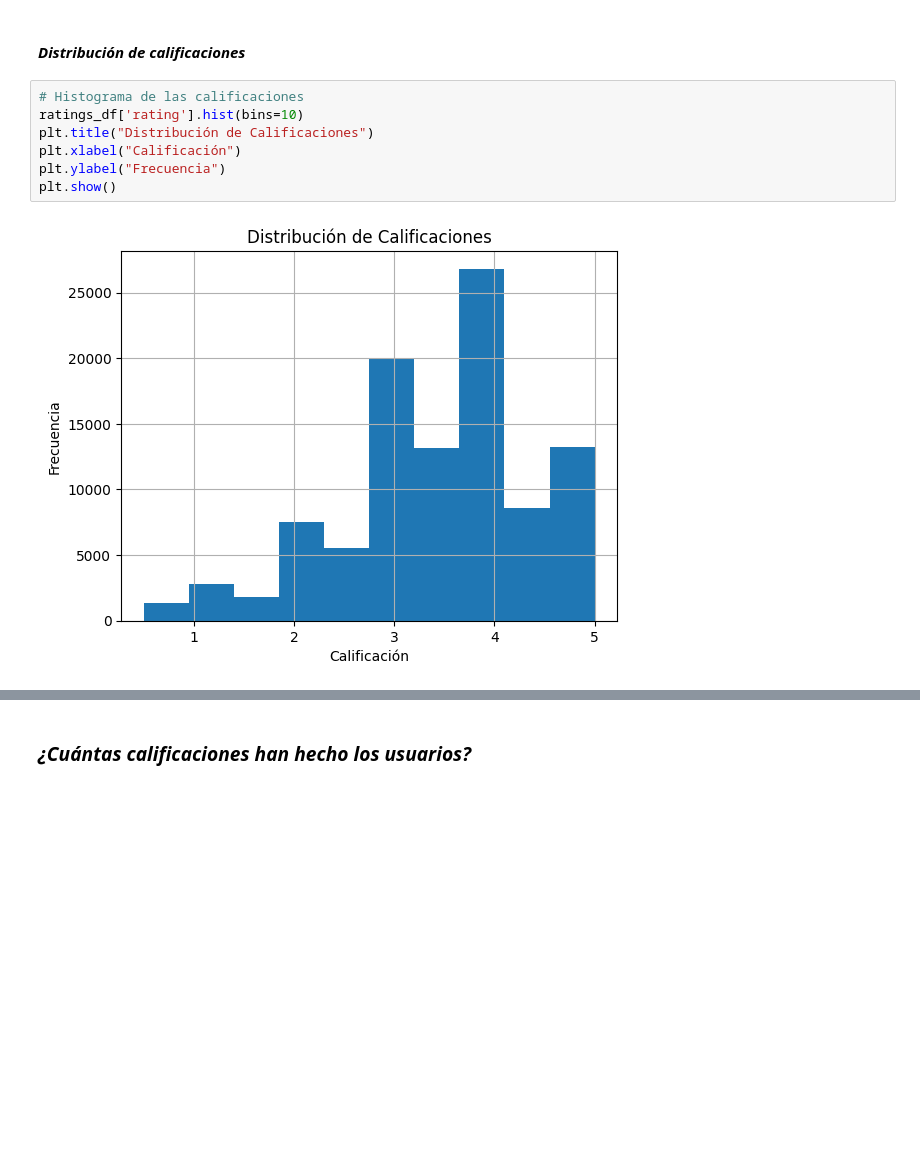
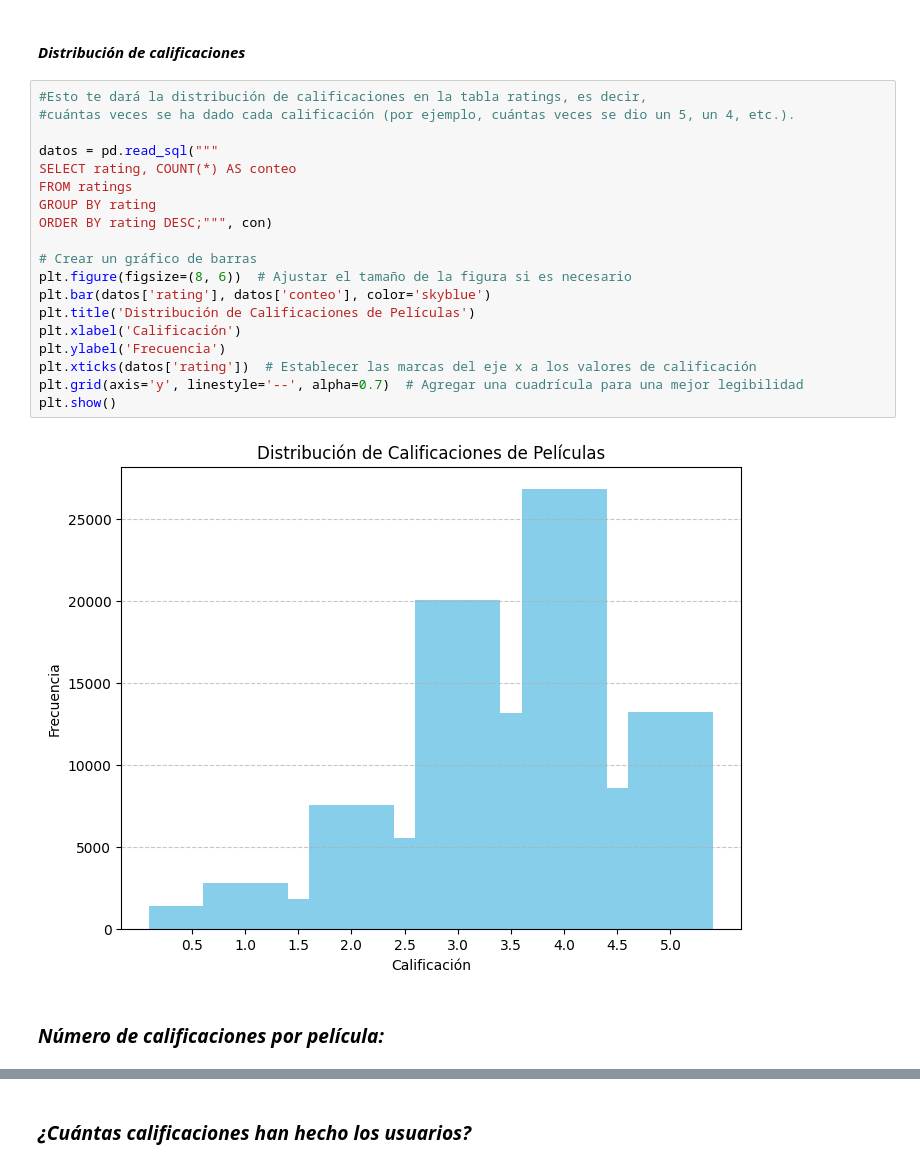
Before and after one commit to yackelineql/MarketingprojectG8, a Jupyter notebook: b_exploracion_limpieza.ipynb, the cells around one changed output, grey strips where cells are left out. Saved outputs shown, nothing was run; the diff lists cells and outputs as text; blank space fills up the shorter version.

```diff
--- a/b_exploracion_limpieza.ipynb
+++ b/b_exploracion_limpieza.ipynb
@@ -238,12 +238,26 @@ dtype: int64
 ### *Análisis de distribuciones y actividad de usuarios*
 # %% [markdown]
 #### *Distribución de calificaciones*
-# %%
-# Histograma de las calificaciones
-ratings_df['rating'].hist(bins=10)
-plt.title("Distribución de Calificaciones")
-plt.xlabel("Calificación")
-plt.ylabel("Frecuencia")
-plt.show()
-# %% [output]
-[figure, removed]
+# %%
+#Esto te dará la distribución de calificaciones en la tabla ratings, es decir,
+#cuántas veces se ha dado cada calificación (por ejemplo, cuántas veces se dio un 5, un 4, etc.).
+
+datos = pd.read_sql("""
+SELECT rating, COUNT(*) AS conteo
+FROM ratings
+GROUP BY rating
+ORDER BY rating DESC;""", con)
+
+# Crear un gráfico de barras
+plt.figure(figsize=(8, 6))  # Ajustar el tamaño de la figura si es necesario
+plt.bar(datos['rating'], datos['conteo'], color='skyblue')
+plt.title('Distribución de Calificaciones de Películas')
+plt.xlabel('Calificación')
+plt.ylabel('Frecuencia')
+plt.xticks(datos['rating'])  # Establecer las marcas del eje x a los valores de calificación
+plt.grid(axis='y', linestyle='--', alpha=0.7)  # Agregar una cuadrícula para una mejor legibilidad
+plt.show()
+# %% [output]
+[figure, added]
+# %% [markdown]
+### *Número de calificaciones por película:*
```
Also changed, not shown: parts of 11 cells of this notebook, 1 other file.
